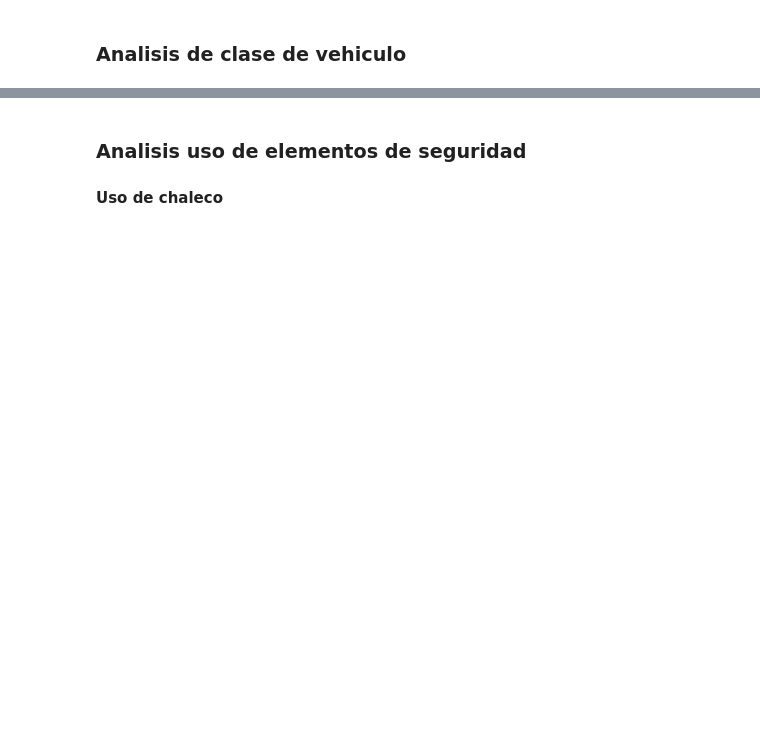
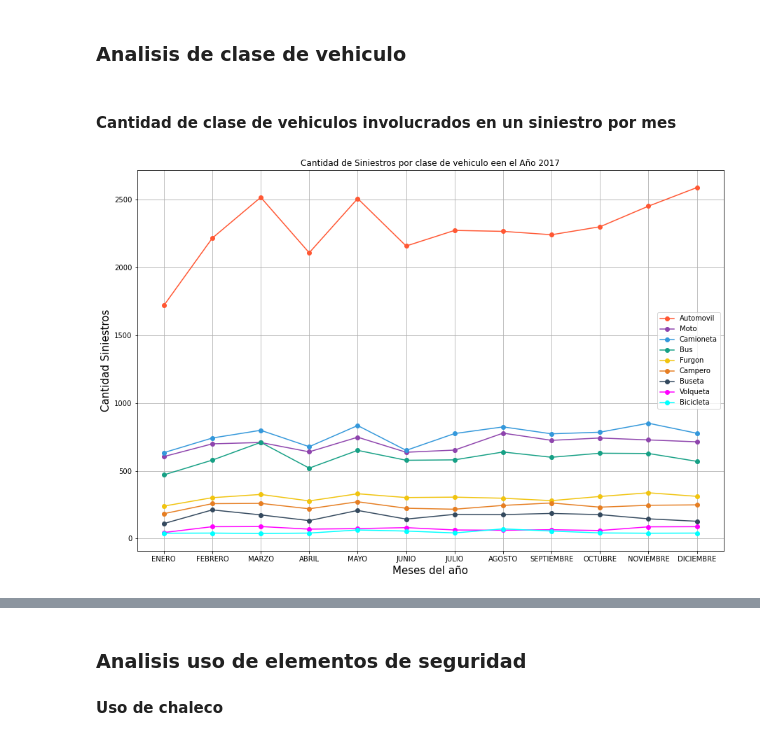
Before and after one commit to mateovlz/dsSeverityAccidents, a Jupyter notebook: 02_Analisis_Exploratorio_Datos_Preparados.ipynb, the cells around one changed output, grey strips where cells are left out. Drawn from its saved outputs; the diff is of its cells as text; code cells hidden in the pictures; blank space fills up the shorter version.

```diff
--- a/02_Analisis_Exploratorio_Datos_Preparados.ipynb
+++ b/02_Analisis_Exploratorio_Datos_Preparados.ipynb
@@ -554,5 +720,7 @@ plt.close()
 # %% [markdown]
 ### Analisis de clase de vehiculo
+# %% [markdown]
+#### Cantidad de clase de vehiculos involucrados en un siniestro por mes
 # %%
 gpmescar17 = dfsiniestros.groupby([dfsiniestros[dfsiniestros['FECHA'].dt.year == 2017]['FECHA'].dt.month,'CLASEVEHICULO' ])['CLASEVEHICULO'].count().reset_index(name='CANTIDAD')
 gpmescar18 = dfsiniestros.groupby([dfsiniestros[dfsiniestros['FECHA'].dt.year == 2018]['FECHA'].dt.month,'CLASEVEHICULO' ])['CLASEVEHICULO'].count().reset_index(name='CANTIDAD')
@@ -561,0 +761,21 @@ gpmescar17['CLASEVEHICULO'].count
+# %%
+plt.figure(figsize=(15,10))
+mes = np.array(['ENERO','FEBRERO','MARZO','ABRIL','MAYO','JUNIO','JULIO','AGOSTO','SEPTIEMBRE','OCTUBRE','NOVIEMBRE','DICIEMBRE'])
+plt.plot(mes, automovil17['CANTIDAD'],color='#FF5733', marker = 'o', markerfacecolor = '#FF5733')
+plt.plot(mes, motocicleta17['CANTIDAD'], color='#8E44AD', marker = 'o', markerfacecolor = '#8E44AD')
+plt.plot(mes, camioneta17['CANTIDAD'], color='#3498DB', marker = 'o', markerfacecolor = '#3498DB')
+plt.plot(mes, bus17['CANTIDAD'], color='#16A085', marker = 'o', markerfacecolor = '#16A085')
+plt.plot(mes, furgon17['CANTIDAD'], color='#F1C40F', marker = 'o', markerfacecolor = '#F1C40F')
+plt.plot(mes, campero17['CANTIDAD'], color='#E67E22', marker = 'o', markerfacecolor = '#E67E22')
+plt.plot(mes, buseta17['CANTIDAD'], color='#34495E', marker = 'o', markerfacecolor = '#34495E')
+plt.plot(mes, volqueta17['CANTIDAD'], color='#FF00FF', marker = 'o', markerfacecolor = '#FF00FF')
+plt.plot(mes, bicicleta17['CANTIDAD'], color='#00FFFF', marker = 'o', markerfacecolor = '#00FFFF')
+plt.legend(['Automovil','Moto','Camioneta','Bus','Furgon','Campero','Buseta','Volqueta','Bicicleta'], fontsize = 10)
+plt.xlabel('Meses del año', fontsize = 15)
+plt.ylabel('Cantidad Siniestros', fontsize = 15)
+plt.title('Cantidad de Siniestros por clase de vehiculo een el Año 2017')
+plt.grid()
+plt.show()
+plt.close()
+# %% [output]
+[figure, added]
```
Also changed, not shown: parts of 99 cells of this notebook, 2 other files.
